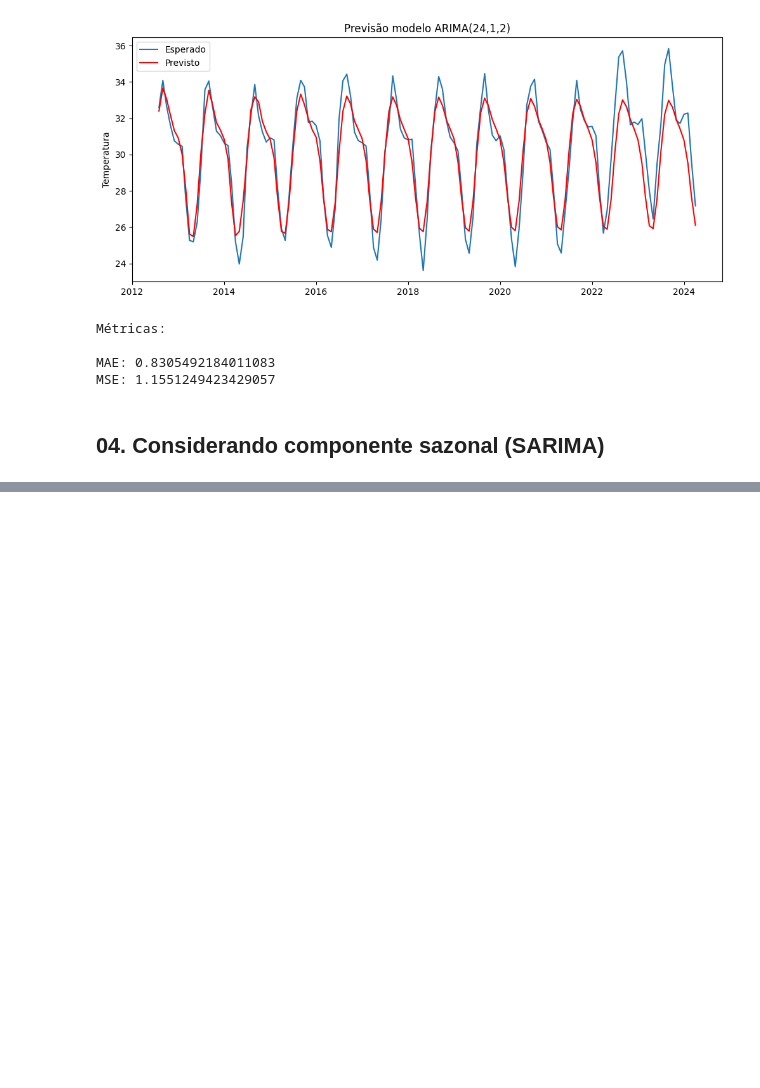
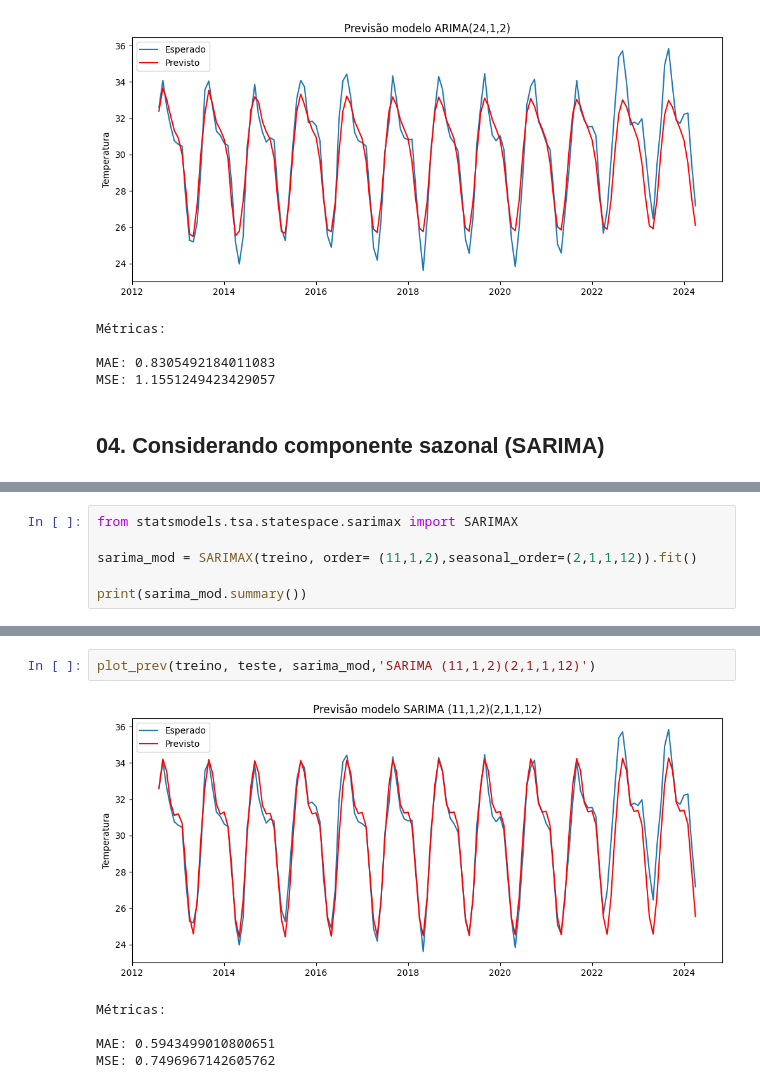
Before and after one commit to JCarapina/Estudos-praticos, a Jupyter notebook: series_temporais_2/notebooks/projeto.ipynb, the cells around one changed output, grey strips where cells are left out. Cells and saved outputs as stored; diff of their text form; blank space fills up the shorter version.

```diff
--- a/series_temporais_2/notebooks/projeto.ipynb
+++ b/series_temporais_2/notebooks/projeto.ipynb
@@ -623,0 +650,6 @@ MSE: 1.1551249423429057
+# %%
+from statsmodels.tsa.statespace.sarimax import SARIMAX
+
+sarima_mod = SARIMAX(treino, order= (11,1,2),seasonal_order=(2,1,1,12)).fit()
+
+print(sarima_mod.summary())
@@ -623,0 +674,8 @@ MSE: 1.1551249423429057
+# %%
+plot_prev(treino, teste, sarima_mod,'SARIMA (11,1,2)(2,1,1,12)')
+# %% [output]
+[figure, added]
+Métricas:
+
+MAE: 0.5943499010800651
+MSE: 0.7496967142605762
```
Also changed, not shown: parts of 4 cells of this notebook.
